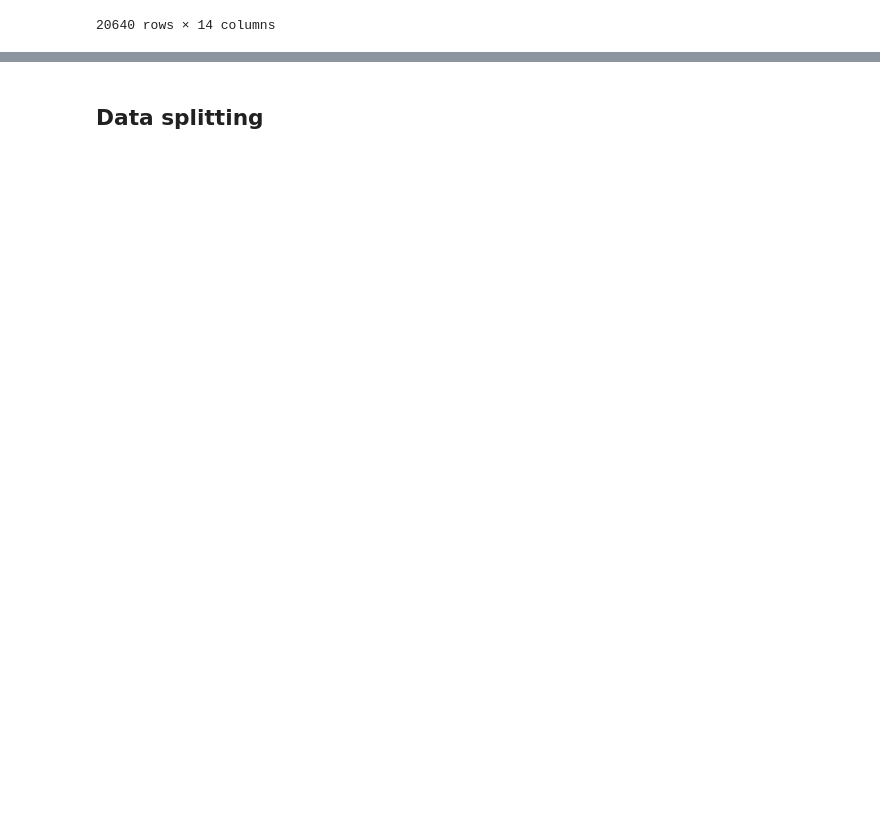
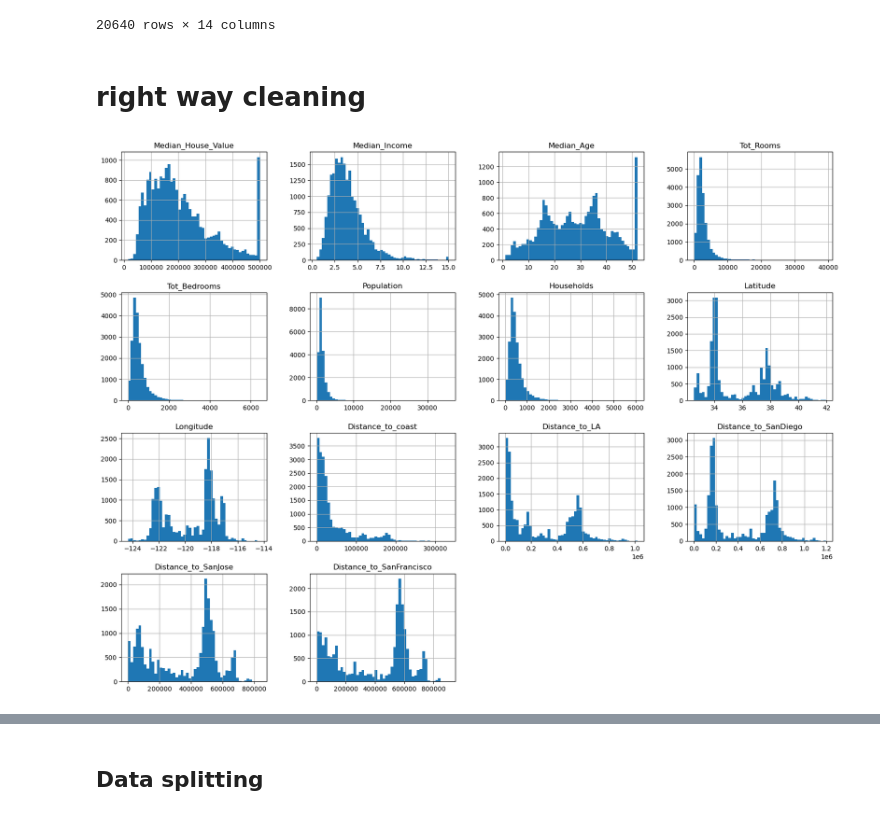
Before and after one commit to 1MR-Joe/ML-proj, a Jupyter notebook: problem2.ipynb, the cells around one changed output, grey strips where cells are left out. Cells and saved outputs as stored; diff of their text form; code cells hidden in the pictures; blank space fills up the shorter version.

```diff
--- a/problem2.ipynb
+++ b/problem2.ipynb
@@ -28,3 +30,10 @@ df
 | 20638 | 84700 | 1.8672 | 18 | 1860 | 409 | 741 | 349 | ... |
 | 20639 | 89400 | 2.3886 | 16 | 2785 | 616 | 1387 | 530 | ... |
 20640 rows × 14 columns
+# %% [markdown]
+# right way cleaning
+# %%
+df.hist(bins=50, figsize=(20, 15))
+plt.show()
+# %% [output]
+[figure, added]
```
Also changed, not shown: parts of 18 cells of this notebook.
